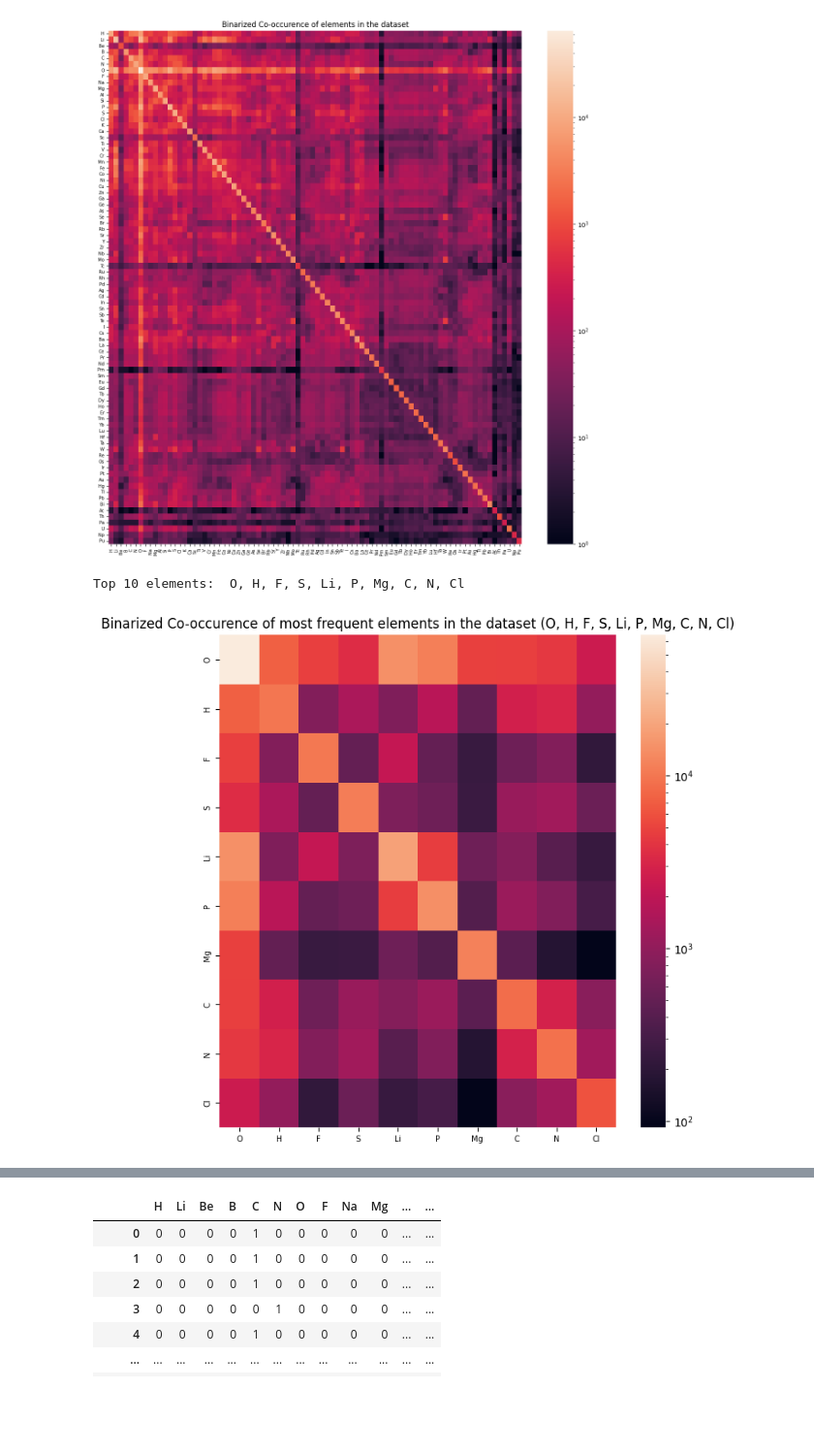
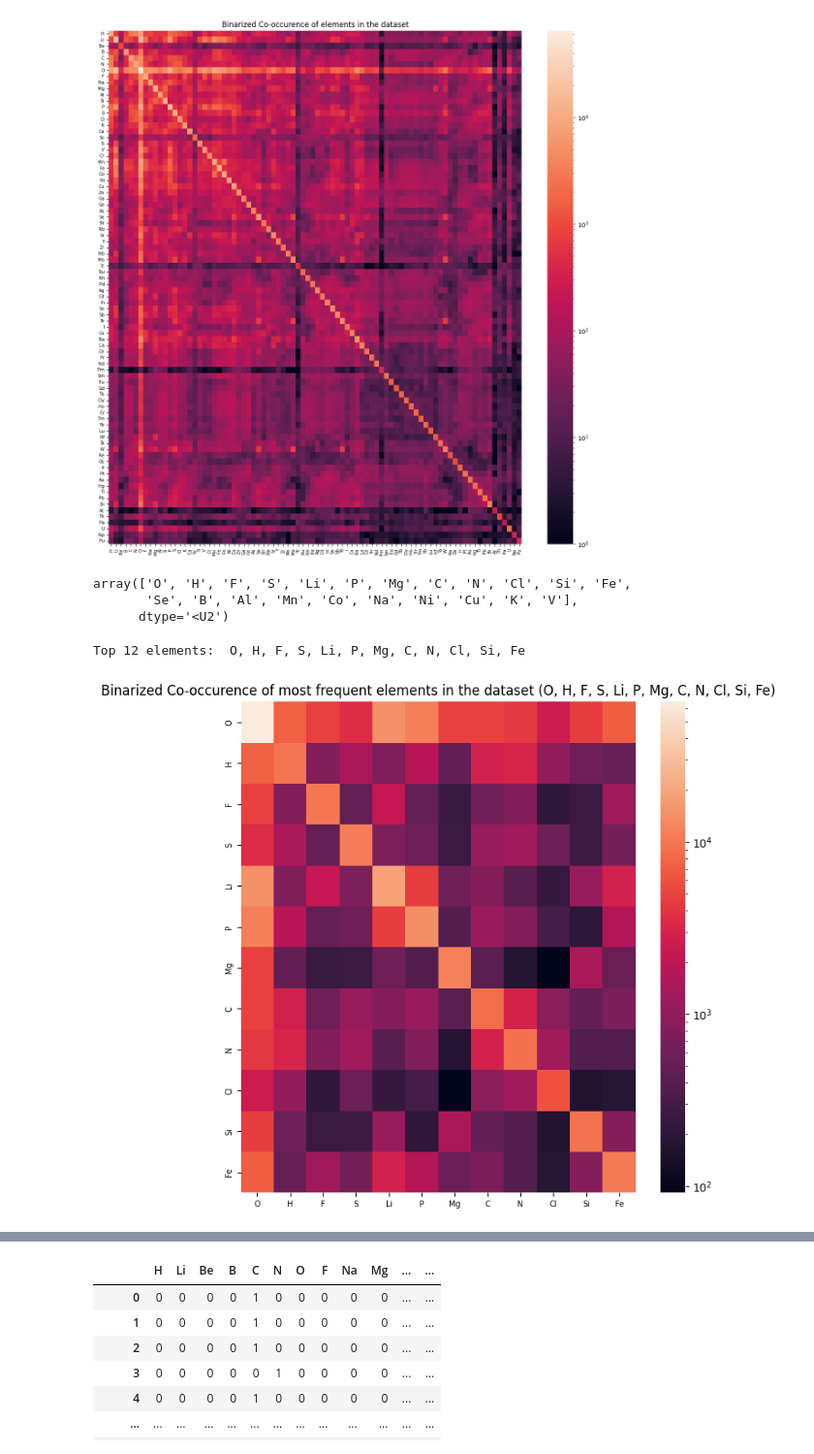
Before and after one commit to sh-divya/ActiveLearningMaterials, a Jupyter notebook: notebooks/matbench_eda.ipynb, the cells around one changed output, grey strips where cells are left out. Shown: that part at 97% size. Saved outputs shown, nothing was run; the diff lists cells and outputs as text; code cells hidden in the pictures; blank space fills up the shorter version.

```diff
--- a/notebooks/matbench_eda.ipynb
+++ b/notebooks/matbench_eda.ipynb
@@ -81,10 +81,13 @@ plt.savefig(f"plots/matbench_eda/{minihash(title)}.jpg", dpi=250, bbox_inches="t
 # %% [output]
 [figure]
 # %%
-edfint = edf.astype(int)
+edfint = edf.copy().astype(int)
 if BINARIZE:
+    diag = (edfint > 1).astype(int).sum(0)
     edfint = (edfint > 0).astype(int)
 cooc_df = edfint.T.dot(edfint)
+if BINARIZE:
+    np.fill_diagonal(cooc_df.values, diag)
 # %%
 from matplotlib.colors import LogNorm
 
@@ -104,36 +107,43 @@ plt.title(
 plt.savefig(f"plots/matbench_eda/{minihash(title)}.jpg", dpi=250, bbox_inches="tight")
 # %% [output]
 [figure]
+# %%
+sorted_els_cols[:22]
+# %% [output]
+array(['O', 'H', 'F', 'S', 'Li', 'P', 'Mg', 'C', 'N', 'Cl', 'Si', 'Fe',
+       'Se', 'B', 'Al', 'Mn', 'Co', 'Na', 'Ni', 'Cu', 'K', 'V'],
+      dtype='<U2')
 # %%
 from matplotlib.colors import LogNorm
 
-NMAX = 10
+NMAX = 12
 top_k_els = sorted_els_cols[:NMAX]
+not_top_k_els = sorted_els_cols[NMAX:]
 print(f"Top {NMAX} elements: ", ", ".join(top_k_els))
 small_cooc_df = edfint[sorted_els_cols[:NMAX]].T.dot(edfint[sorted_els_cols[:NMAX]])
 
 plot_data = small_cooc_df.values
 if (plot_data == 0).any():
     plot_data = plot_data + 1
 
 plt.figure(figsize=(8, 8))
 sns.heatmap(
     plot_data,
     xticklabels=sorted_els_cols[:NMAX],
     yticklabels=sorted_els_cols[:NMAX],
     norm=LogNorm(),
 )
 plt.xticks(fontsize=7)
 plt.yticks(fontsize=7)
 plt.title(
     (
         title := ("Binarized " if BINARIZE else "") +  f"Co-occurence of most frequent elements in the dataset ({', '.join(top_k_els)})"
     )
 )
 plt.savefig(f"plots/matbench_eda/{minihash(title)}.jpg", dpi=150, bbox_inches="tight")
 # %% [output]
-Top 10 elements:  O, H, F, S, Li, P, Mg, C, N, Cl
+Top 12 elements:  O, H, F, S, Li, P, Mg, C, N, Cl, Si, Fe
-[figure, old version]
+[figure, new version]
 # %%
 most_occurring = cooc_df.values.ravel().argsort()[::-1]
 rows, cols = most_occurring // len(cooc_df), most_occurring % len(cooc_df)
```
Also changed, not shown: parts of 9 cells of this notebook, 3 other files.
